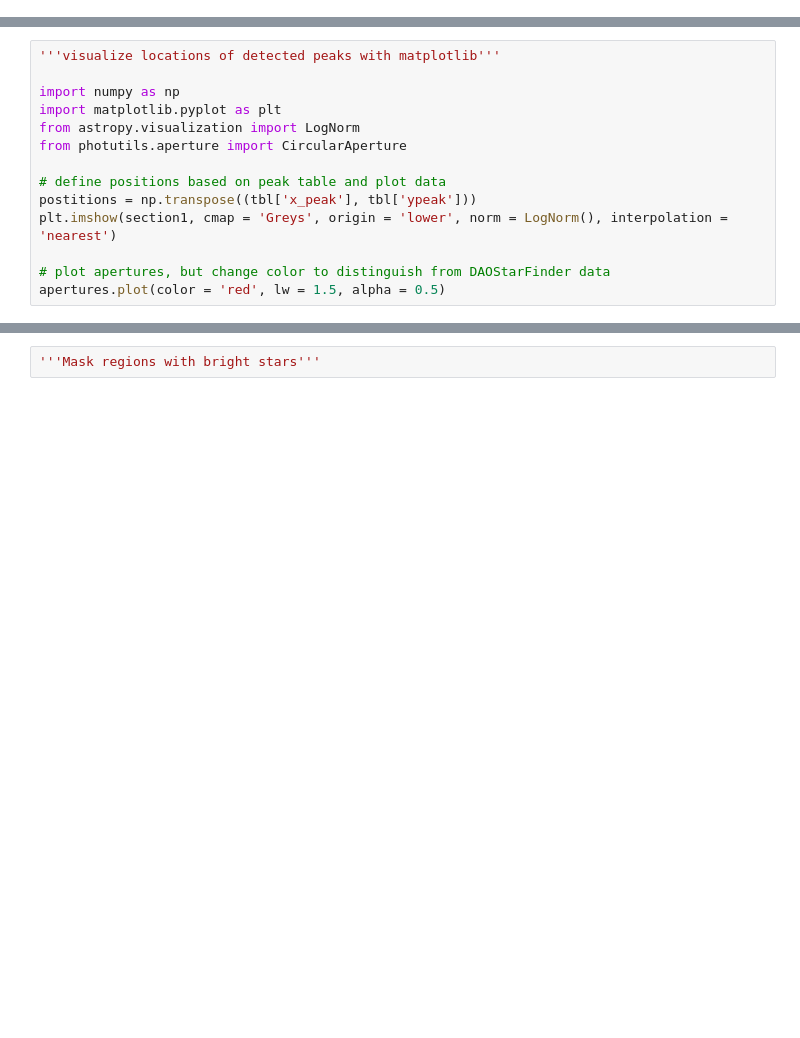
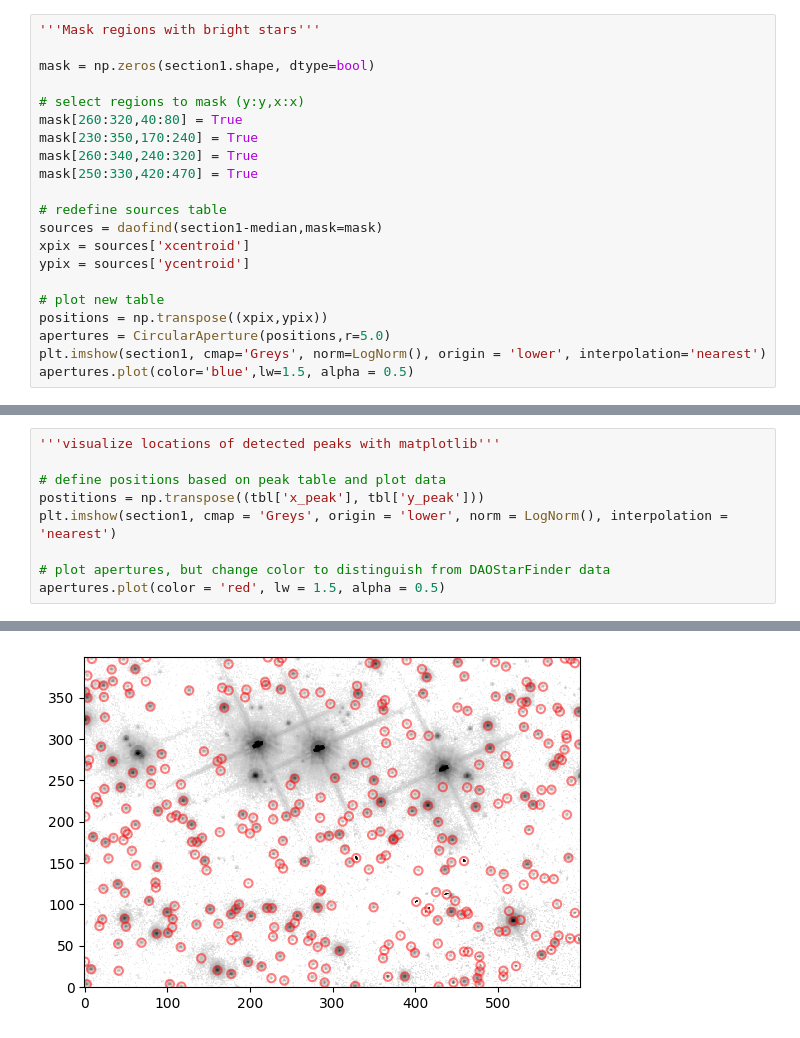
Before and after one commit to laingmic005/aperture-photometry, a Jupyter notebook: L2_photutils-detection.ipynb, the cells around one changed output, grey strips where cells are left out. Saved outputs shown, nothing was run; the diff lists cells and outputs as text; blank space fills up the shorter version.

```diff
--- a/L2_photutils-detection.ipynb
+++ b/L2_photutils-detection.ipynb
@@ -62,0 +102,21 @@ apertures.plot(color = 'blue', lw = 1.5, alpha = 0.5)
+# %%
+'''Mask regions with bright stars'''
+
+mask = np.zeros(section1.shape, dtype=bool)
+
+# select regions to mask (y:y,x:x)
+mask[260:320,40:80] = True
+mask[230:350,170:240] = True
+mask[260:340,240:320] = True
+mask[250:330,420:470] = True
+
+# redefine sources table
+sources = daofind(section1-median,mask=mask)
+xpix = sources['xcentroid']
+ypix = sources['ycentroid']
+
+# plot new table
+positions = np.transpose((xpix,ypix))
+apertures = CircularAperture(positions,r=5.0)
+plt.imshow(section1, cmap='Greys', norm=LogNorm(), origin = 'lower', interpolation='nearest')
+apertures.plot(color='blue',lw=1.5, alpha = 0.5)
@@ -80,14 +177,10 @@ print(tbl)
 # %%
 '''visualize locations of detected peaks with matplotlib'''
 
-import numpy as np
-import matplotlib.pyplot as plt
-from astropy.visualization import LogNorm
-from photutils.aperture import CircularAperture
-
 # define positions based on peak table and plot data
-postitions = np.transpose((tbl['x_peak'], tbl['ypeak']))
+postitions = np.transpose((tbl['x_peak'], tbl['y_peak']))
 plt.imshow(section1, cmap = 'Greys', origin = 'lower', norm = LogNorm(), interpolation = 'nearest')
 
 # plot apertures, but change color to distinguish from DAOStarFinder data
 apertures.plot(color = 'red', lw = 1.5, alpha = 0.5)
+# %% [output]
@@ -94,2 +204 @@ apertures.plot(color = 'red', lw = 1.5, alpha = 0.5)
+[figure, added]
-# %%
-'''Mask regions with bright stars'''
```
Also changed, not shown: parts of 8 cells of this notebook.
